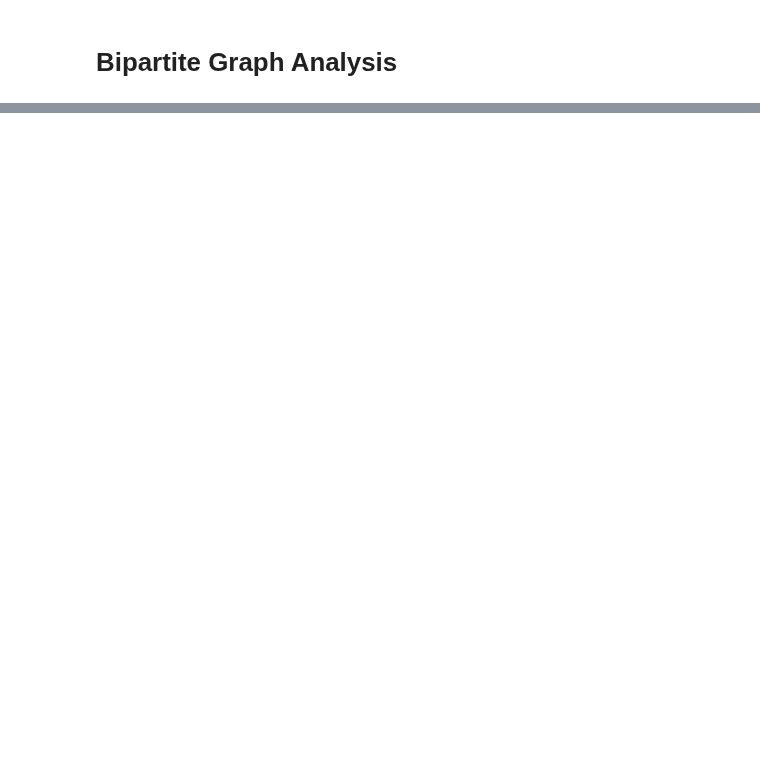
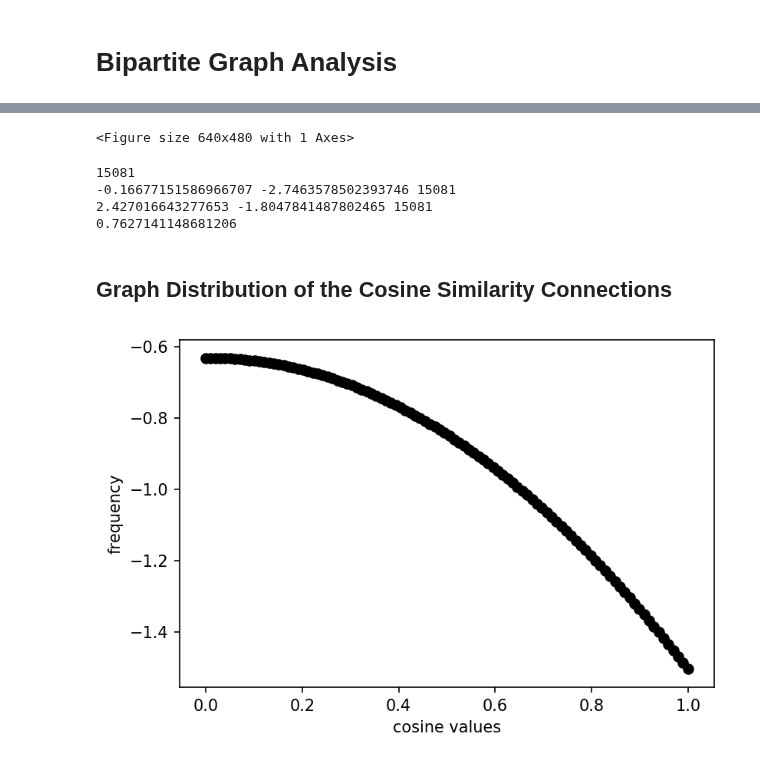
Before and after one commit to JonnyTran/microRNA-Lung-Cancer-Associations, a Jupyter notebook: notebooks/LUSC to clusters.ipynb, the cells around one changed output, grey strips where cells are left out. Cells and saved outputs as stored; diff of their text form; code cells hidden in the pictures; blank space fills up the shorter version.

Commit message:
copied analysis code blocks to LUSC to clusters.ipynb

```diff
--- a/notebooks/LUSC to clusters.ipynb
+++ b/notebooks/LUSC to clusters.ipynb
@@ -159,3 +159,14 @@ print network_subtype_sb.fit(tag="Secretory-Basal", p_threshold=0.01, n_jobs=8,
             miRNA_B=B["MIR"],
             gene_B=B["GE"],
             putative_assocs=putative_assocs)
+
+network_norm_tumor = miRNATargetNet(miRNAs=lusc_data.MIR.get_genes_list(), targets=lusc_data.GE.get_genes_list())
+A, _ = lusc_data.load_data(multi_omics=["MIR", "GE"], pathologic_stages=["Normal"])
+B, _ = lusc_data.load_data(multi_omics=["MIR", "GE"], pathologic_stages=["Stage I", "Stage II", "Stage III", "Stage IV"],
+                          )
+print network_norm_tumor.fit(tag="Secretory-Basal", p_threshold=0.01, n_jobs=8,
+            miRNA_A=A["MIR"],
+            gene_A=A["GE"],
+            miRNA_B=B["MIR"],
+            gene_B=B["GE"],
+            putative_assocs=putative_assocs)
@@ -165,10 +172,0 @@ n_B 154
-# %%
-network_norm_tumor = miRNATargetNet(miRNAs=lusc_data.MIR.get_genes_list(), targets=lusc_data.GE.get_genes_list())
-A, _ = lusc_data.load_data(multi_omics=["MIR", "GE"], pathologic_stages=["Normal"])
-B, _ = lusc_data.load_data(multi_omics=["MIR", "GE"], pathologic_stages=["Stage I", "Stage II", "Stage III", "Stage IV"])
-print network_norm_tumor.fit(tag="Secretory-Basal", p_threshold=0.01, n_jobs=8,
-            miRNA_A=A["MIR"],
-            gene_A=A["GE"],
-            miRNA_B=B["MIR"],
-            gene_B=B["GE"],
-            putative_assocs=putative_assocs)
@@ -232,0 +247,7 @@ edges 0
+# %%
+import scipy
+import scipy.sparse as sparse
+
+adj = bipartite.biadjacency_matrix(g, row_order=miRNAs_nodes, column_order=targets_nodes)
+print adj.shape
+cosine_adj = 1-scipy.spatial.distance.pdist(adj.toarray(), "cosine")
@@ -232,0 +258,51 @@ edges 0
+# %%
+import matplotlib.pyplot as plt
+k_power=1
+# cosine_adj_hist_dist = scipy.stats.gaussian_kde(np.power(cosine_adj, k_power))
+cosine_adj_hist = np.histogram(np.power(cosine_adj, k_power), bins=500)
+cosine_adj_hist_dist = scipy.stats.rv_histogram(cosine_adj_hist)
+
+plt.scatter(x=np.log10(np.power(cosine_adj, k_power)),
+            y=np.log10(cosine_adj_hist_dist.pdf(np.power(cosine_adj, k_power))),
+            marker='.')
+plt.xlabel("np.log10(k)")
+plt.ylabel("np.log10(P(k))")
+plt.show()
+# %% [output]
+<Figure size 640x480 with 1 Axes>
+# %%
+k_power = 1
+c = np.log10(np.power(cosine_adj, k_power))
+d = np.log10(cosine_adj_hist_dist.pdf(np.power(cosine_adj, k_power)))
+
+d_ = d[np.where(c != -np.inf)]
+d_ = d_[np.where(d_ != -np.inf)]
+c_ = c[np.where(d != -np.inf)]
+c_ = c_[np.where(c_ != -np.inf)]
+
+print np.count_nonzero(~np.isnan(d_))
+print np.max(c_), np.min(c_), len(c_)
+print np.max(d_), np.min(d_), len(d_)
+print np.power(scipy.stats.pearsonr(c_, d_)[0], 2)
+# %% [output]
+15081
+-0.16677151586966707 -2.7463578502393746 15081
+2.427016643277653 -1.8047841487802465 15081
+0.7627141148681206
+# %% [markdown]
+## Graph Distribution of the Cosine Similarity Connections
+# %%
+from sklearn.neighbors.kde import KernelDensity
+kde = KernelDensity(kernel='gaussian', bandwidth=0.75).fit(np.array(cosine_adj)[:,np.newaxis])
+x_data = np.linspace(0., 1., 100)[:, np.newaxis]
+kde_samples = kde.score_samples(x_data)
+
+plt.figure(dpi=150)
+plt.scatter(x=x_data, y=kde_samples, c="black")
+# plt.ylim(0, 200)
+# plt.xlim(0, 0.2)
+plt.ylabel("frequency")
+plt.xlabel("cosine values")
+plt.show()
+# %% [output]
+[figure, added]
```
Also changed, not shown: parts of 26 cells of this notebook, 2 other files.
